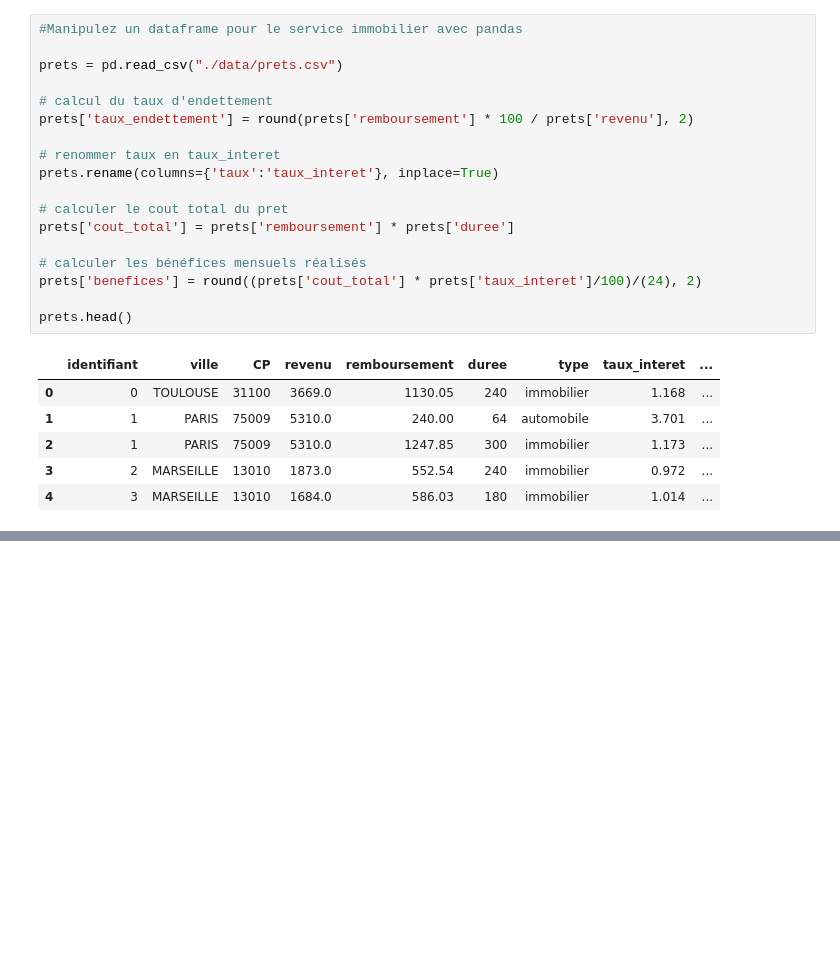
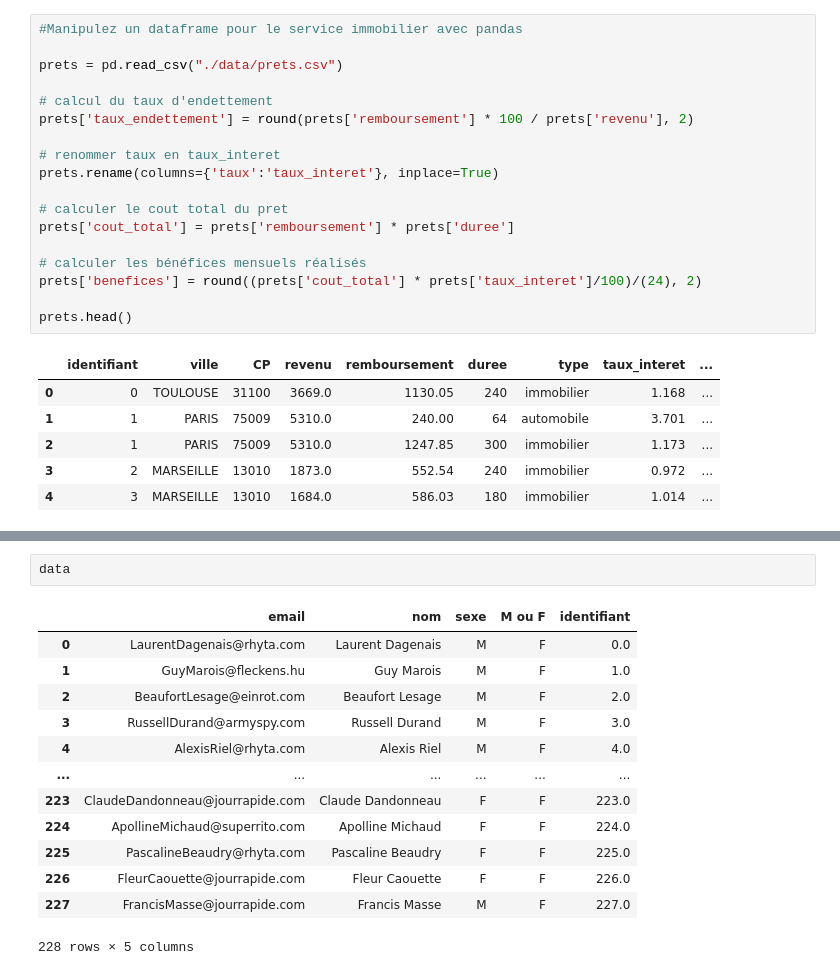
Before and after one commit to Charlot-DEDJINOU/Data-scientist, a Jupyter notebook: librairies Python pour la Data Science.ipynb, the cells around one changed output, grey strips where cells are left out. Saved outputs shown, nothing was run; the diff lists cells and outputs as text; blank space fills up the shorter version.

```diff
--- a/librairies Python pour la Data Science.ipynb
+++ b/librairies Python pour la Data Science.ipynb
@@ -244,0 +261,16 @@ data_clients
+# %%
+data
+# %% [output]
+|  | email | nom | sexe | M ou F | identifiant |
+| 0 | LaurentDagenais@rhyta.com | Laurent Dagenais | M | F | 0.0 |
+| 1 | GuyMarois@fleckens.hu | Guy Marois | M | F | 1.0 |
+| 2 | BeaufortLesage@einrot.com | Beaufort Lesage | M | F | 2.0 |
+| 3 | RussellDurand@armyspy.com | Russell Durand | M | F | 3.0 |
+| 4 | AlexisRiel@rhyta.com | Alexis Riel | M | F | 4.0 |
+| ... | ... | ... | ... | ... | ... |
+| 223 | ClaudeDandonneau@jourrapide.com | Claude Dandonneau | F | F | 223.0 |
+| 224 | ApollineMichaud@superrito.com | Apolline Michaud | F | F | 224.0 |
+| 225 | PascalineBeaudry@rhyta.com | Pascaline Beaudry | F | F | 225.0 |
+| 226 | FleurCaouette@jourrapide.com | Fleur Caouette | F | F | 226.0 |
+| 227 | FrancisMasse@jourrapide.com | Francis Masse | M | F | 227.0 |
+228 rows × 5 columns
```
Also changed, not shown: parts of 7 cells of this notebook.
